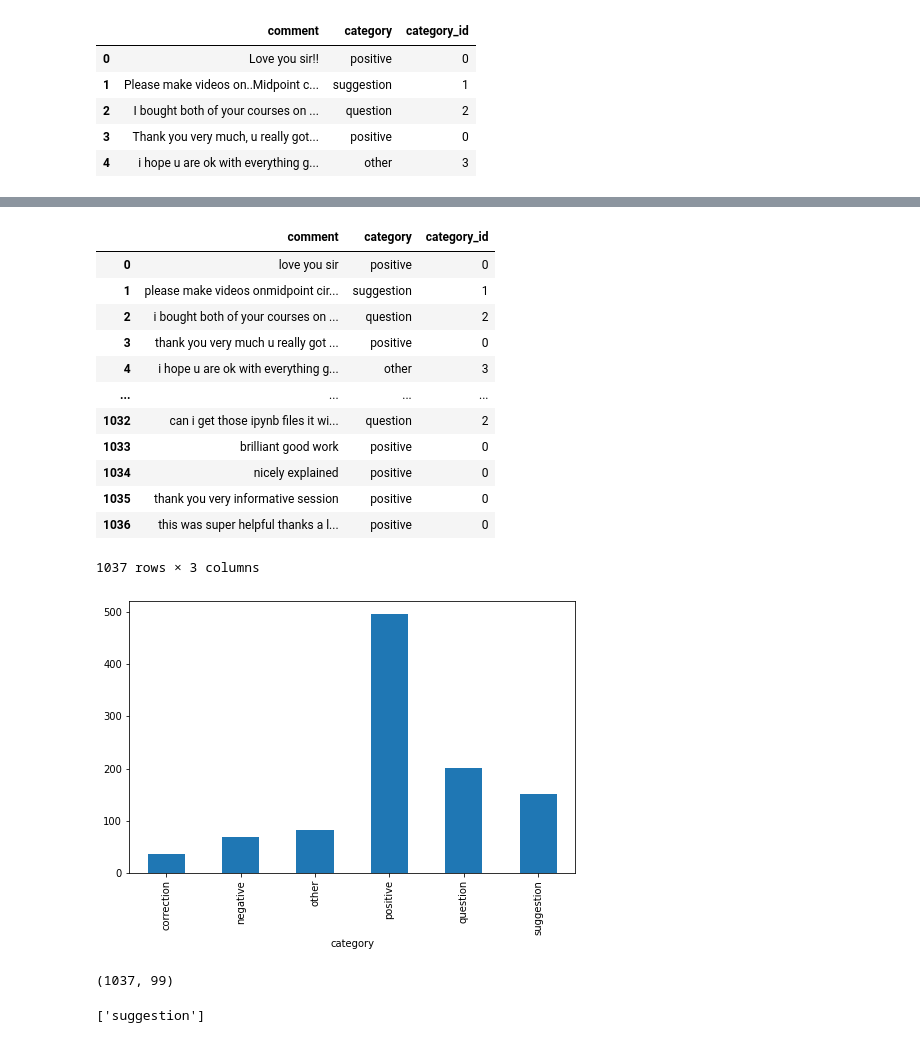
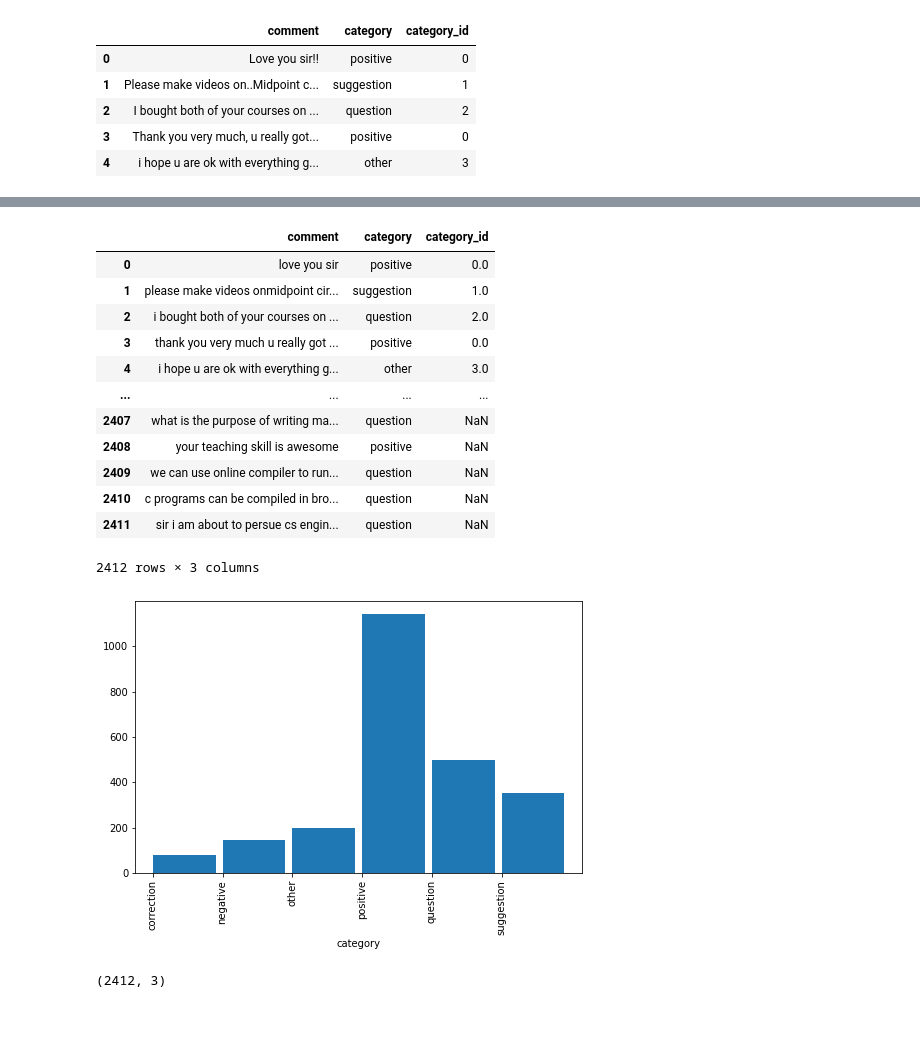
Before and after one commit to Rhitabrat/youtube-comments-categorization, a Jupyter notebook: test.ipynb, the cells around one changed output, grey strips where cells are left out. Saved outputs shown, nothing was run; the diff lists cells and outputs as text; code cells hidden in the pictures.

```diff
--- a/test.ipynb
+++ b/test.ipynb
@@ -34,11 +42,11 @@ df['comment'] = df['comment'].str.lower()
 # removing urls
 df['comment'] = df['comment'].str.replace('http\S+|www.\S+', '', case=False)
 
-# removing commas "\n"
+# removing new lines "\n"
 df['comment'] = df['comment'].replace('\n','', regex=True)
 
-# removing all the punctuations
-df["comment"] = df['comment'].str.replace('[^\w\s]','')
+# # removing all the punctuations
+# df["comment"] = df['comment'].str.replace('[^\w\s]',' ')
 
 # removing integers
 df['comment'] = df['comment'].replace('\d','', regex=True)
@@ -62,0 +71,16 @@ df
+# %%
+# removing punctuations except ! and ?
+import string
+
+def remove_punctuations(text):
+
+    punct = string.punctuation
+    punct = punct.replace('!', '')
+    punct = punct.replace('?', '')
+
+    for punctuation in punct:
+        text = text.replace(punctuation, '')
+    return text
+
+df["comment"] = df['comment'].apply(remove_punctuations)
+df
@@ -62,0 +101,12 @@ df
+# %%
+# replacing sequence of "!" with single "!"
+def replace(string, char):
+    pattern = char + '{2,}'
+    string = re.sub(pattern, char, string)
+    return string
+
+char = '!'
+
+for index, row in df.iterrows():
+    df = df.append({'comment':replace(row['comment'], char), 'category':row['category']}, ignore_index=True)
+df
@@ -91,18 +155,18 @@ df['comment'] = df['comment'].apply(lemmatize_text)
 df
 # %% [output]
 |  | comment | category | category_id |
-| 0 | love you sir | positive | 0 |
-| 1 | please make videos onmidpoint cir... | suggestion | 1 |
-| 2 | i bought both of your courses on ... | question | 2 |
-| 3 | thank you very much u really got ... | positive | 0 |
-| 4 | i hope u are ok with everything g... | other | 3 |
+| 0 | love you sir | positive | 0.0 |
+| 1 | please make videos onmidpoint cir... | suggestion | 1.0 |
+| 2 | i bought both of your courses on ... | question | 2.0 |
+| 3 | thank you very much u really got ... | positive | 0.0 |
+| 4 | i hope u are ok with everything g... | other | 3.0 |
 | ... | ... | ... | ... |
-| 1032 | can i get those ipynb files it wi... | question | 2 |
-| 1033 | brilliant good work | positive | 0 |
-| 1034 | nicely explained | positive | 0 |
-| 1035 | thank you very informative session | positive | 0 |
-| 1036 | this was super helpful thanks a l... | positive | 0 |
+| 2407 | what is the purpose of writing ma... | question | NaN |
+| 2408 | your teaching skill is awesome | positive | NaN |
+| 2409 | we can use online compiler to run... | question | NaN |
+| 2410 | c programs can be compiled in bro... | question | NaN |
+| 2411 | sir i am about to persue cs engin... | question | NaN |
-1037 rows × 3 columns
+2412 rows × 3 columns
 # %%
 # category_id_df = df[['category', 'category_id']].drop_duplicates().sort_values('category_id')
 # category_to_id = dict(category_id_df.values)
@@ -111,18 +175,18 @@ df
 # %%
 import matplotlib.pyplot as plt
 fig = plt.figure(figsize=(8,5))
-df.groupby('category').comment.count().plot.bar(ylim=0)
+df.groupby('category').comment.count().plot.bar(align='edge', width=0.9)
 plt.show()
 # %% [output]
-[figure, old version]
+[figure, new version]
 # %%
 from sklearn.feature_extraction.text import TfidfVectorizer
-tfidf = TfidfVectorizer(sublinear_tf=True, min_df=0.01, norm='l2', ngram_range=(1, 2), stop_words='english')
+tfidf = TfidfVectorizer(sublinear_tf=True, min_df=0.1, norm='l2', ngram_range=(1, 2), stop_words='english')
 features = tfidf.fit_transform(df.comment).toarray()
 labels = df.category_id
 features.shape
 # %% [output]
-(1037, 99)
+(2412, 3)
 # %%
 # from sklearn.feature_selection import chi2
 # import numpy as np
@@ -153,7 +214,5 @@ clf = MultinomialNB().fit(X_train_tfidf, y_train)
 # %%
-print(clf.predict(count_vect.transform(["please upload"])))
+# print(clf.predict(count_vect.transform(["please upload"])))
-# %% [output]
-['suggestion']
 # %%
 from sklearn.linear_model import LogisticRegression
 from sklearn.ensemble import RandomForestClassifier
```
Also changed, not shown: parts of 15 cells of this notebook, 6 other files.
